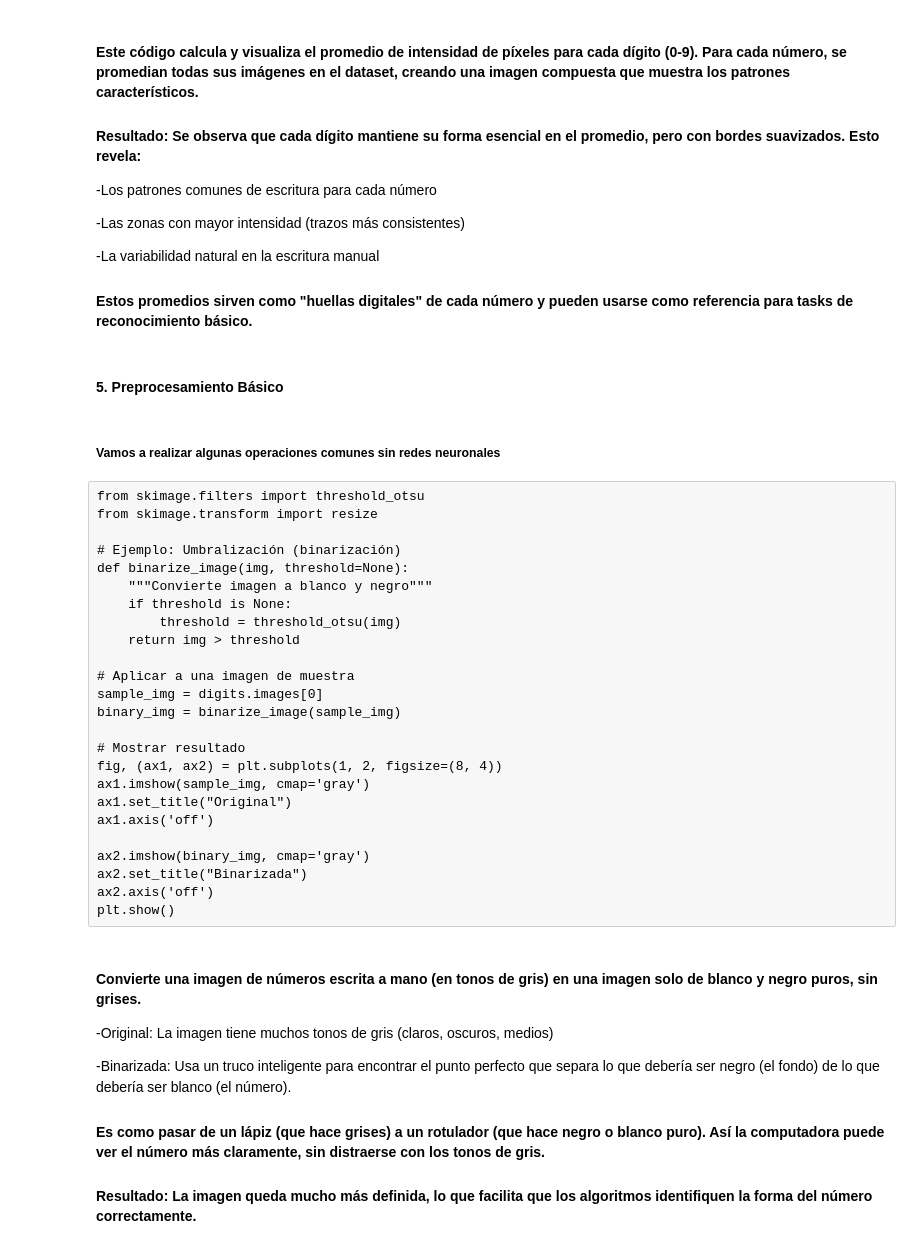
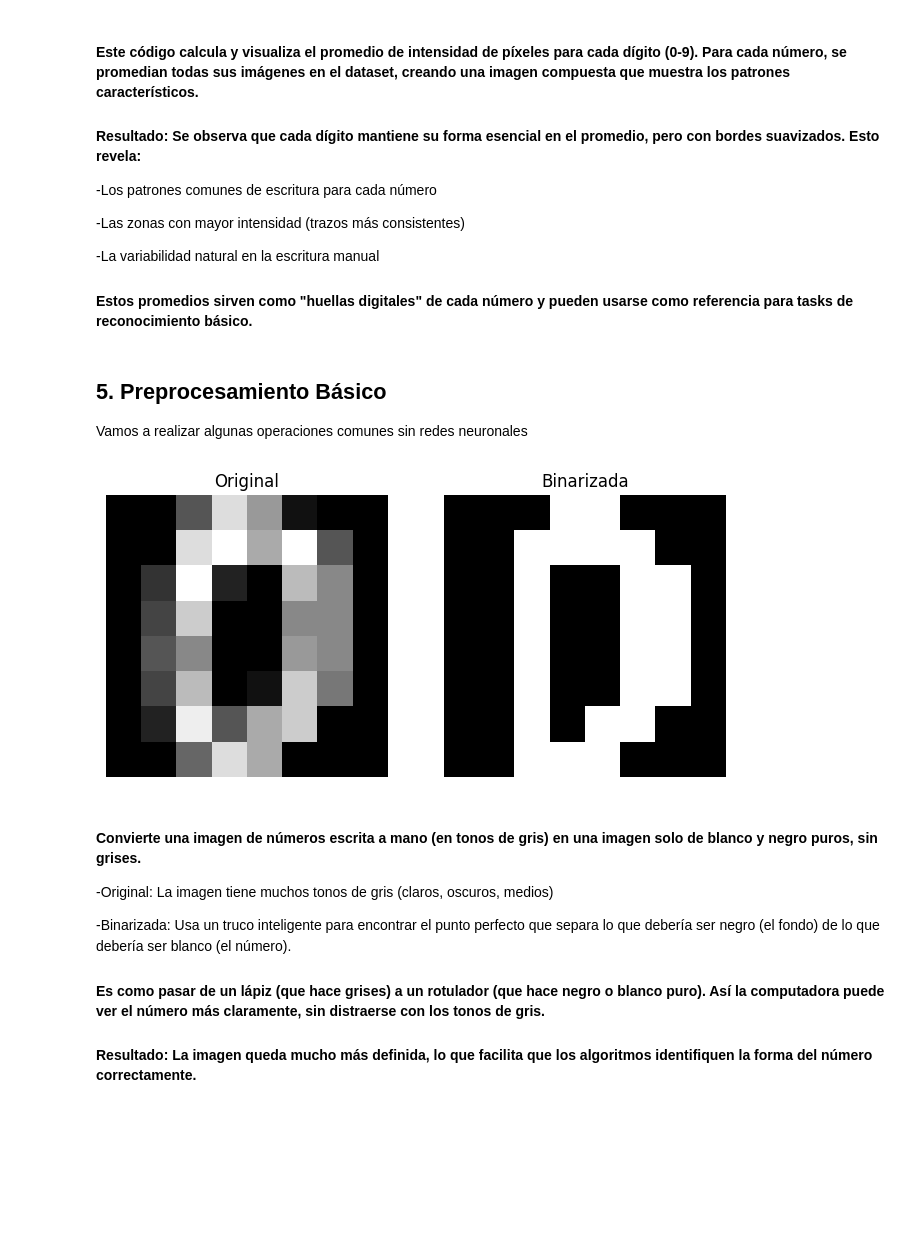
Before and after one commit to Annika964/CARPETA-DE-EVIDENCIAS, a Jupyter notebook: PROCESAMIENTO DE IMAGENES.ipynb, the cells around one changed output. Cells and saved outputs as stored; diff of their text form; code cells hidden in the pictures; blank space fills up the shorter version.

```diff
--- a/PROCESAMIENTO DE IMAGENES.ipynb
+++ b/PROCESAMIENTO DE IMAGENES.ipynb
@@ -147,34 +157,35 @@ plt.show()
 
 #### Estos promedios sirven como "huellas digitales" de cada número y pueden usarse como referencia para tasks de reconocimiento básico.
 # %% [markdown]
-#### 5. Preprocesamiento Básico
+## 5. Preprocesamiento Básico
+Vamos a realizar algunas operaciones comunes sin redes neuronales
-# %% [markdown]
-##### Vamos a realizar algunas operaciones comunes sin redes neuronales
-# %% [raw]
-from skimage.filters import threshold_otsu
-from skimage.transform import resize
-
-# Ejemplo: Umbralización (binarización)
-def binarize_image(img, threshold=None):
-    """Convierte imagen a blanco y negro"""
-    if threshold is None:
-        threshold = threshold_otsu(img)
-    return img > threshold
-
-# Aplicar a una imagen de muestra
-sample_img = digits.images[0]
-binary_img = binarize_image(sample_img)
-
-# Mostrar resultado
-fig, (ax1, ax2) = plt.subplots(1, 2, figsize=(8, 4))
-ax1.imshow(sample_img, cmap='gray')
-ax1.set_title("Original")
-ax1.axis('off')
-
-ax2.imshow(binary_img, cmap='gray')
-ax2.set_title("Binarizada")
-ax2.axis('off')
-plt.show()
+# %%
+from skimage.filters import threshold_otsu
+from skimage.transform import resize
+
+# Ejemplo: Umbralización (binarización)
+def binarize_image(img, threshold=None):
+    """Convierte imagen a blanco y negro"""
+    if threshold is None:
+        threshold = threshold_otsu(img)
+    return img > threshold
+
+# Aplicar a una imagen de muestra
+sample_img = digits.images[0]
+binary_img = binarize_image(sample_img)
+
+# Mostrar resultado
+fig, (ax1, ax2) = plt.subplots(1, 2, figsize=(8, 4))
+ax1.imshow(sample_img, cmap='gray')
+ax1.set_title("Original")
+ax1.axis('off')
+
+ax2.imshow(binary_img, cmap='gray')
+ax2.set_title("Binarizada")
+ax2.axis('off')
+plt.show()
+# %% [output]
+[figure, added]
 # %% [markdown]
 #### Convierte una imagen de números escrita a mano (en tonos de gris) en una imagen solo de blanco y negro puros, sin grises.
 
```
Also changed, not shown: parts of 35 cells of this notebook.
